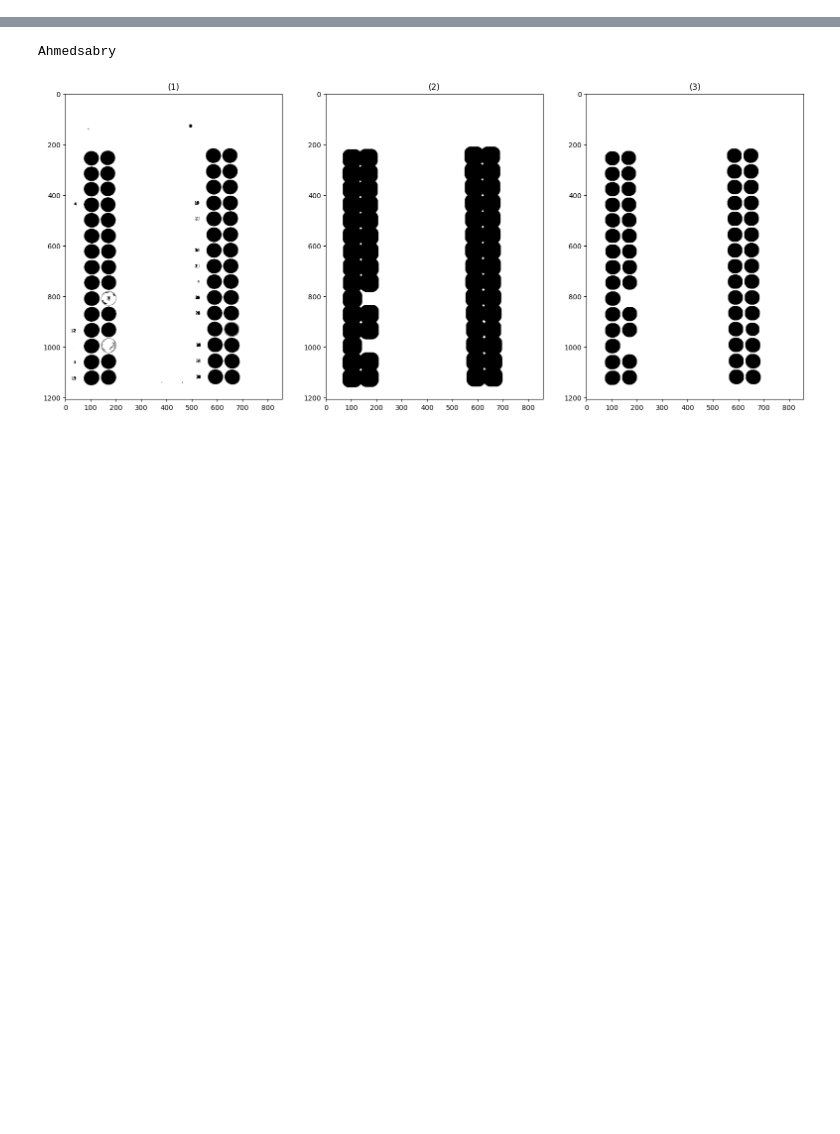
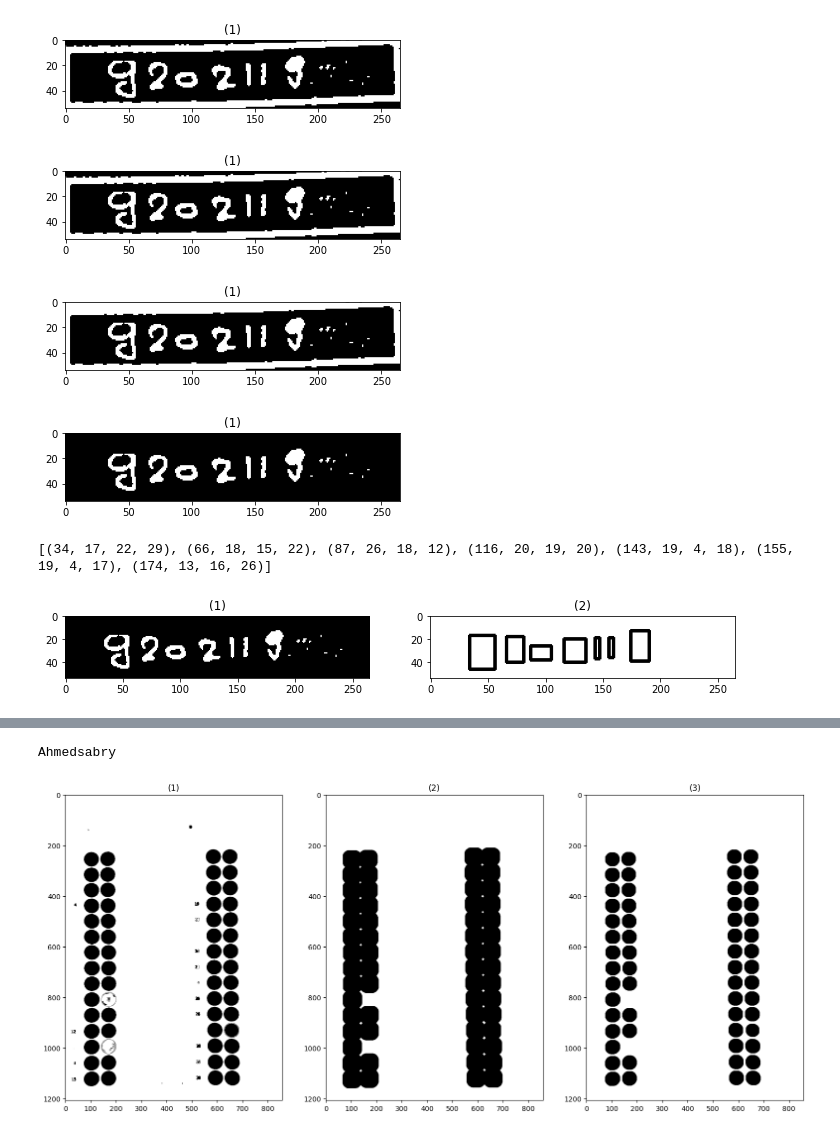
Before and after one commit to ZiadSheriif/Sa7a7LY, a Jupyter notebook: BubbleSheet/final.ipynb, the cells around one changed output, grey strips where cells are left out. Cells and saved outputs as stored; diff of their text form; code cells hidden in the pictures; blank space fills up the shorter version.

Commit message:
add digit segementation

```diff
--- a/BubbleSheet/final.ipynb
+++ b/BubbleSheet/final.ipynb
@@ -211,0 +220,41 @@ show_images(boxes_croped_images)
+# %%
+def segement_ID(img):
+#     cnts = cv.findContours(img, cv.RETR_EXTERNAL, cv.CHAIN_APPROX_SIMPLE)
+#     cnts = cnts[0]
+# #     cnts = cnts[0] if imutils.is_cv() else cnts[1]
+#     cv.drawContours(img, cnts, -1, 0, 5) # 15 is the right thickness for this image, but might not be for other ones...
+    show_images([img])
+    img = cv.normalize(img, None, alpha=0, beta=255, norm_type=cv.NORM_MINMAX)
+    res, img = cv.threshold(img, 64, 255, cv.THRESH_BINARY)
+    # Fill everything that is the same colour (black) as top-left corner with white
+    show_images([img])
+    cv.floodFill(img, None, (0,0), 255)
+    show_images([img])
+    # Fill everything that is the same colour (white) as top-left corner with black
+    cv.floodFill(img, None, (0,0), 0)
+    show_images([img])
+    contours, hierarchy = cv.findContours((img).astype("uint8"),
+    cv.RETR_EXTERNAL, cv.CHAIN_APPROX_NONE)
+    contours = sorted(contours, key=lambda ctr: cv.boundingRect(ctr)[0])
+    white_img_large_contours = np.ones(img.shape)
+    dimensions_contours = []
+    for contour in contours:
+#         print(contour)
+        (x,y,w,h) = cv.boundingRect(contour)
+        if(w*h >20):
+            dimensions_contours.append( (x,y,w,h))
+            cv.rectangle(white_img_large_contours, (x,y), (x+w,y+h), (0, 0, 0), 2)
+    #dimensions_contours = sorted(dimensions_contours, key=lambda dimension: dimension[0])
+
+    print(dimensions_contours)
+    show_images([img,white_img_large_contours])
+    return dimensions_contours,img
+# %%
+segmented_dimensions,filtered_img = segement_ID(255 - 255*blurredImg)
+# %% [output]
+[figure, added]
+[figure, added]
+[figure, added]
+[figure, added]
+[(34, 17, 22, 29), (66, 18, 15, 22), (87, 26, 18, 12), (116, 20, 19, 20), (143, 19, 4, 18), (155, 19, 4, 17), (174, 13, 16, 26)]
+[figure, added]
```
Also changed, not shown: parts of 12 cells of this notebook, 9 other files.
